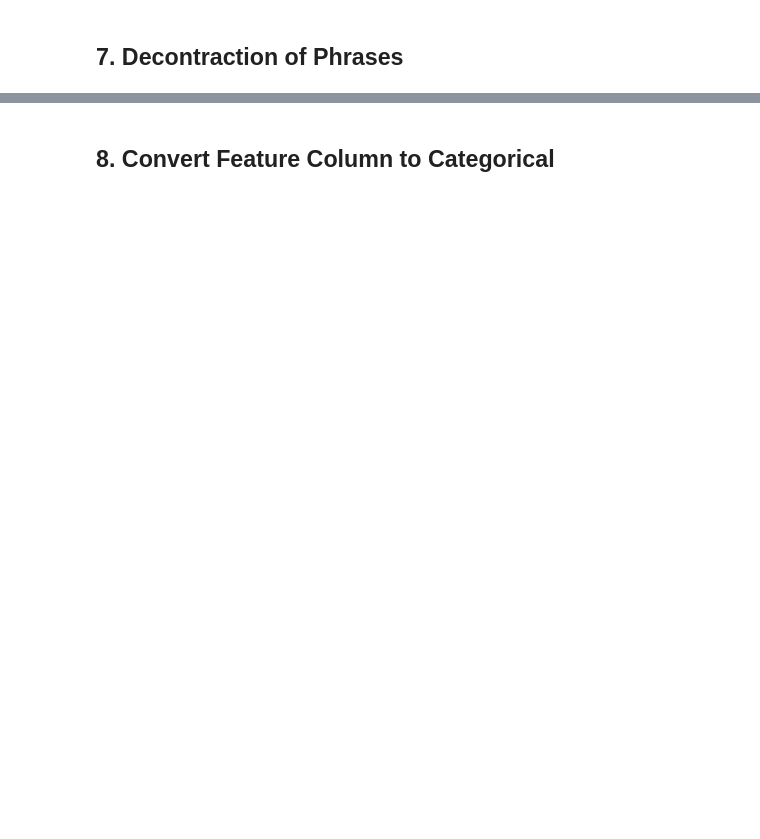
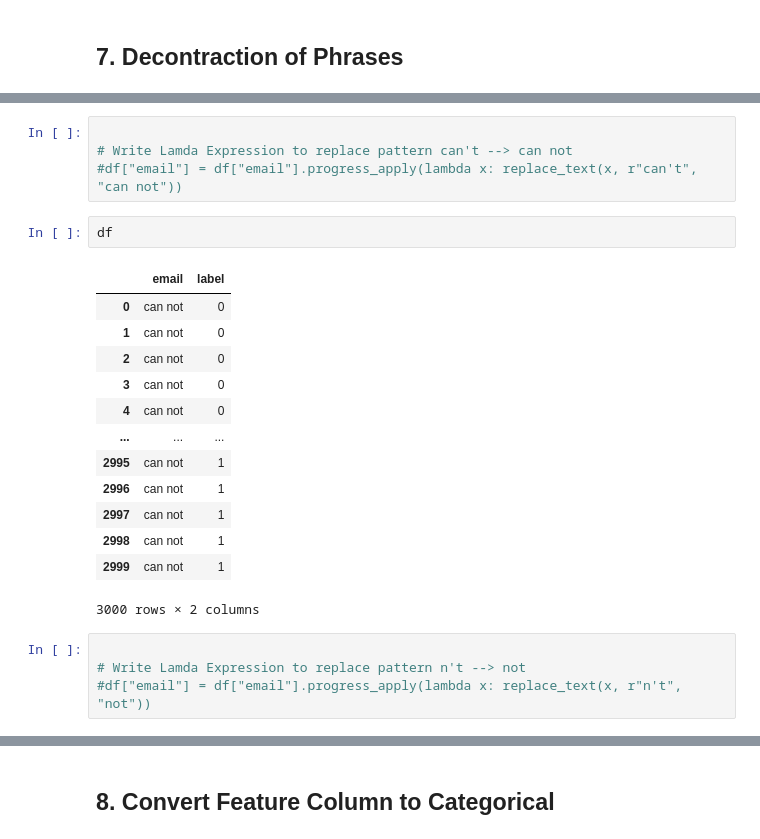
Before and after one commit to AdheeraPK2003/source_detection, a Jupyter notebook: adheera_notebook_v1 (1).ipynb, the cells around one changed output, grey strips where cells are left out. Saved outputs shown, nothing was run; the diff lists cells and outputs as text; blank space fills up the shorter version.

```diff
--- a/adheera_notebook_v1 (1).ipynb
+++ b/adheera_notebook_v1 (1).ipynb
@@ -91,0 +113,24 @@ df["email"] = df["email"].progress_apply(lambda x: replace_text(x, r"ve", "have"
+# %%
+
+# Write Lamda Expression to replace pattern can't --> can not
+#df["email"] = df["email"].progress_apply(lambda x: replace_text(x, r"can't", "can not"))
+# %%
+df
+# %% [output]
+|  | email | label |
+| 0 | can not | 0 |
+| 1 | can not | 0 |
+| 2 | can not | 0 |
+| 3 | can not | 0 |
+| 4 | can not | 0 |
+| ... | ... | ... |
+| 2995 | can not | 1 |
+| 2996 | can not | 1 |
+| 2997 | can not | 1 |
+| 2998 | can not | 1 |
+| 2999 | can not | 1 |
+3000 rows × 2 columns
+# %%
+
+# Write Lamda Expression to replace pattern n't --> not
+#df["email"] = df["email"].progress_apply(lambda x: replace_text(x, r"n't", "not"))
```
Also changed, not shown: parts of 40 cells of this notebook.
